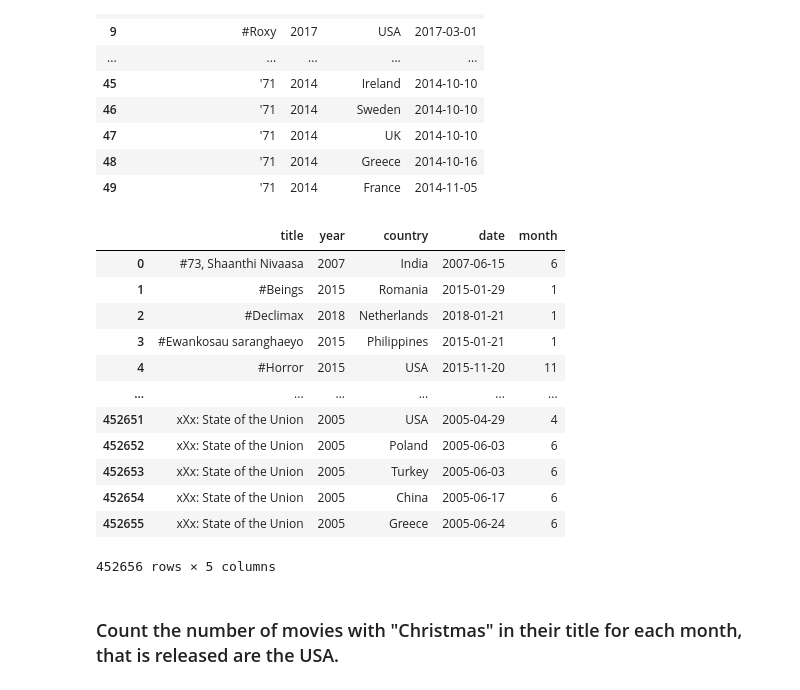
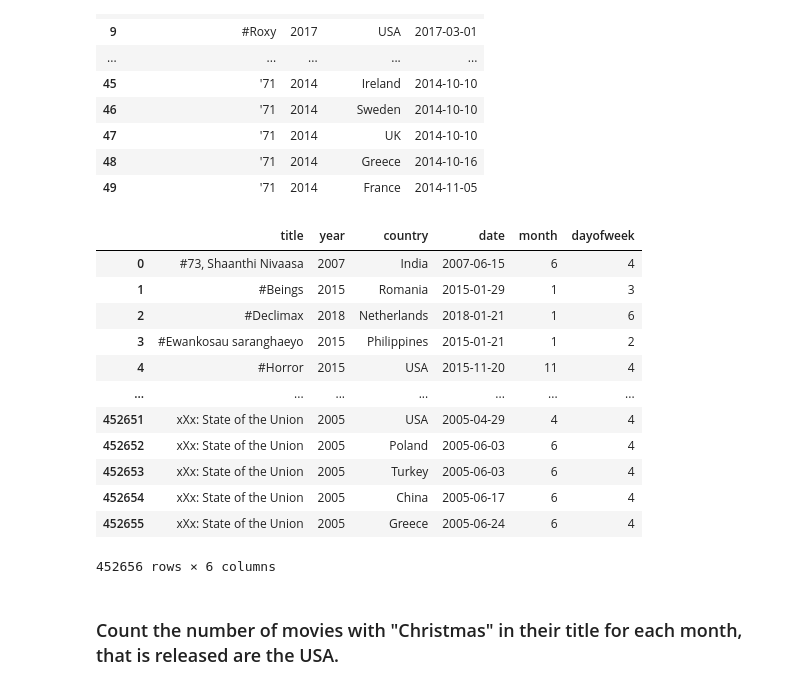
Before and after one commit to digitalminimal/Pandas_exercise, a Jupyter notebook: Exercises-4.ipynb, the cells around one changed output. Saved outputs shown, nothing was run; the diff lists cells and outputs as text; code cells hidden in the pictures.

```diff
--- a/Exercises-4.ipynb
+++ b/Exercises-4.ipynb
@@ -39,21 +39,22 @@ release_dates.head(50)
 # %%
 release_dates['month'] = release_dates['date'].dt.month
 release_dates['year'] = release_dates['date'].dt.year
+release_dates['dayofweek'] = release_dates['date'].dt.dayofweek
 release_dates
 # %% [output]
-|  | title | year | country | date | month |
-| 0 | #73, Shaanthi Nivaasa | 2007 | India | 2007-06-15 | 6 |
-| 1 | #Beings | 2015 | Romania | 2015-01-29 | 1 |
-| 2 | #Declimax | 2018 | Netherlands | 2018-01-21 | 1 |
-| 3 | #Ewankosau saranghaeyo | 2015 | Philippines | 2015-01-21 | 1 |
-| 4 | #Horror | 2015 | USA | 2015-11-20 | 11 |
-| ... | ... | ... | ... | ... | ... |
-| 452651 | xXx: State of the Union | 2005 | USA | 2005-04-29 | 4 |
-| 452652 | xXx: State of the Union | 2005 | Poland | 2005-06-03 | 6 |
-| 452653 | xXx: State of the Union | 2005 | Turkey | 2005-06-03 | 6 |
-| 452654 | xXx: State of the Union | 2005 | China | 2005-06-17 | 6 |
-| 452655 | xXx: State of the Union | 2005 | Greece | 2005-06-24 | 6 |
+|  | title | year | country | date | month | dayofweek |
+| 0 | #73, Shaanthi Nivaasa | 2007 | India | 2007-06-15 | 6 | 4 |
+| 1 | #Beings | 2015 | Romania | 2015-01-29 | 1 | 3 |
+| 2 | #Declimax | 2018 | Netherlands | 2018-01-21 | 1 | 6 |
+| 3 | #Ewankosau saranghaeyo | 2015 | Philippines | 2015-01-21 | 1 | 2 |
+| 4 | #Horror | 2015 | USA | 2015-11-20 | 11 | 4 |
+| ... | ... | ... | ... | ... | ... | ... |
+| 452651 | xXx: State of the Union | 2005 | USA | 2005-04-29 | 4 | 4 |
+| 452652 | xXx: State of the Union | 2005 | Poland | 2005-06-03 | 6 | 4 |
+| 452653 | xXx: State of the Union | 2005 | Turkey | 2005-06-03 | 6 | 4 |
+| 452654 | xXx: State of the Union | 2005 | China | 2005-06-17 | 6 | 4 |
+| 452655 | xXx: State of the Union | 2005 | Greece | 2005-06-24 | 6 | 4 |
-452656 rows × 5 columns
+452656 rows × 6 columns
 # %% [markdown]
 ### Count the number of movies with "Christmas" in their title for each month, that is released are the USA.
 # %%
```
Also changed, not shown: parts of 10 cells of this notebook.
